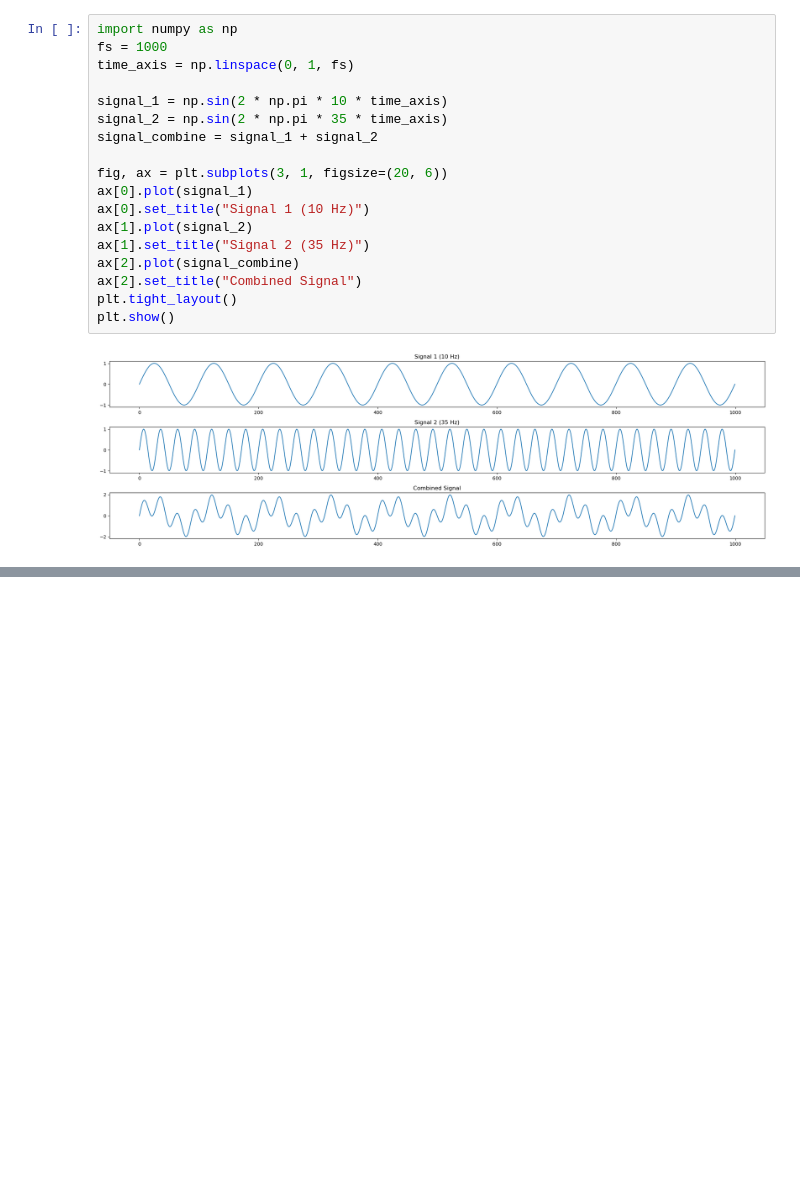
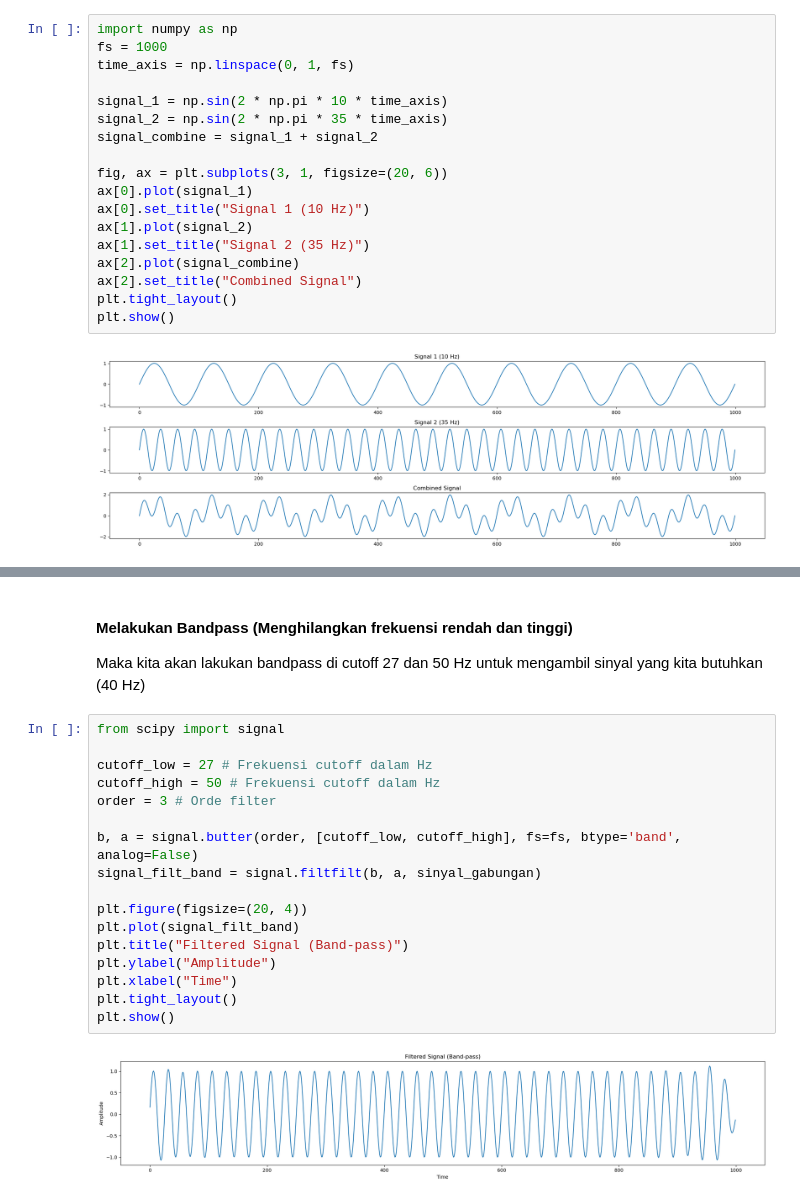
Before and after one commit to elsaelisa09/Data-Signal-Processing, a Jupyter notebook: exercise_ho2.ipynb, the cells around one changed output, grey strips where cells are left out. Drawn from its saved outputs; the diff is of its cells as text; blank space fills up the shorter version.

```diff
--- a/exercise_ho2.ipynb
+++ b/exercise_ho2.ipynb
@@ -916,0 +990,22 @@ plt.show()
+# %% [markdown]
+#### Melakukan Bandpass (Menghilangkan frekuensi rendah dan tinggi)
+Maka kita akan lakukan bandpass di cutoff 27 dan 50 Hz untuk mengambil sinyal yang kita butuhkan (40 Hz)
+# %%
+from scipy import signal
+
+cutoff_low = 27 # Frekuensi cutoff dalam Hz
+cutoff_high = 50 # Frekuensi cutoff dalam Hz
+order = 3 # Orde filter
+
+b, a = signal.butter(order, [cutoff_low, cutoff_high], fs=fs, btype='band', analog=False)
+signal_filt_band = signal.filtfilt(b, a, sinyal_gabungan)
+
+plt.figure(figsize=(20, 4))
+plt.plot(signal_filt_band)
+plt.title("Filtered Signal (Band-pass)")
+plt.ylabel("Amplitude")
+plt.xlabel("Time")
+plt.tight_layout()
+plt.show()
+# %% [output]
+[figure, added]
```
Also changed, not shown: parts of 4 cells of this notebook.
